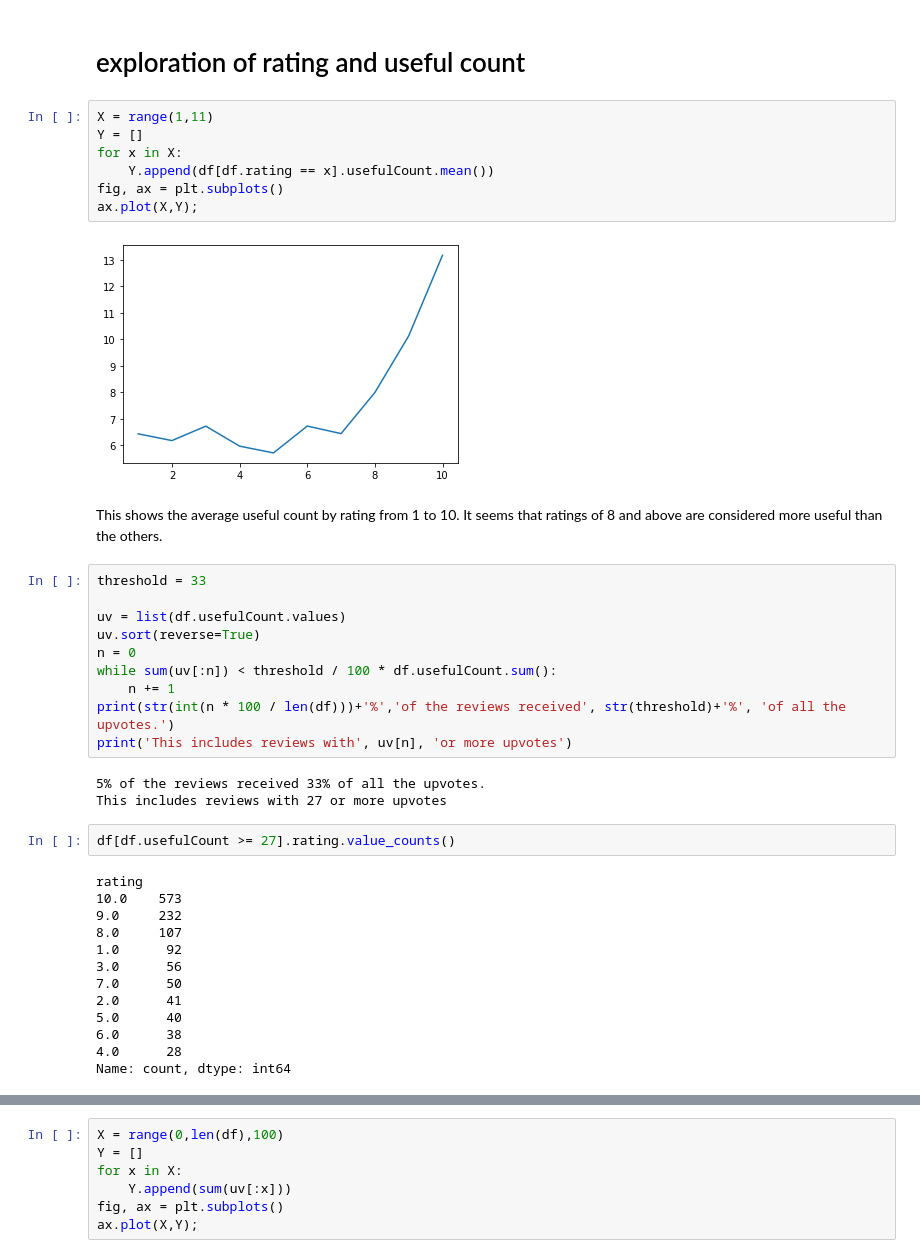
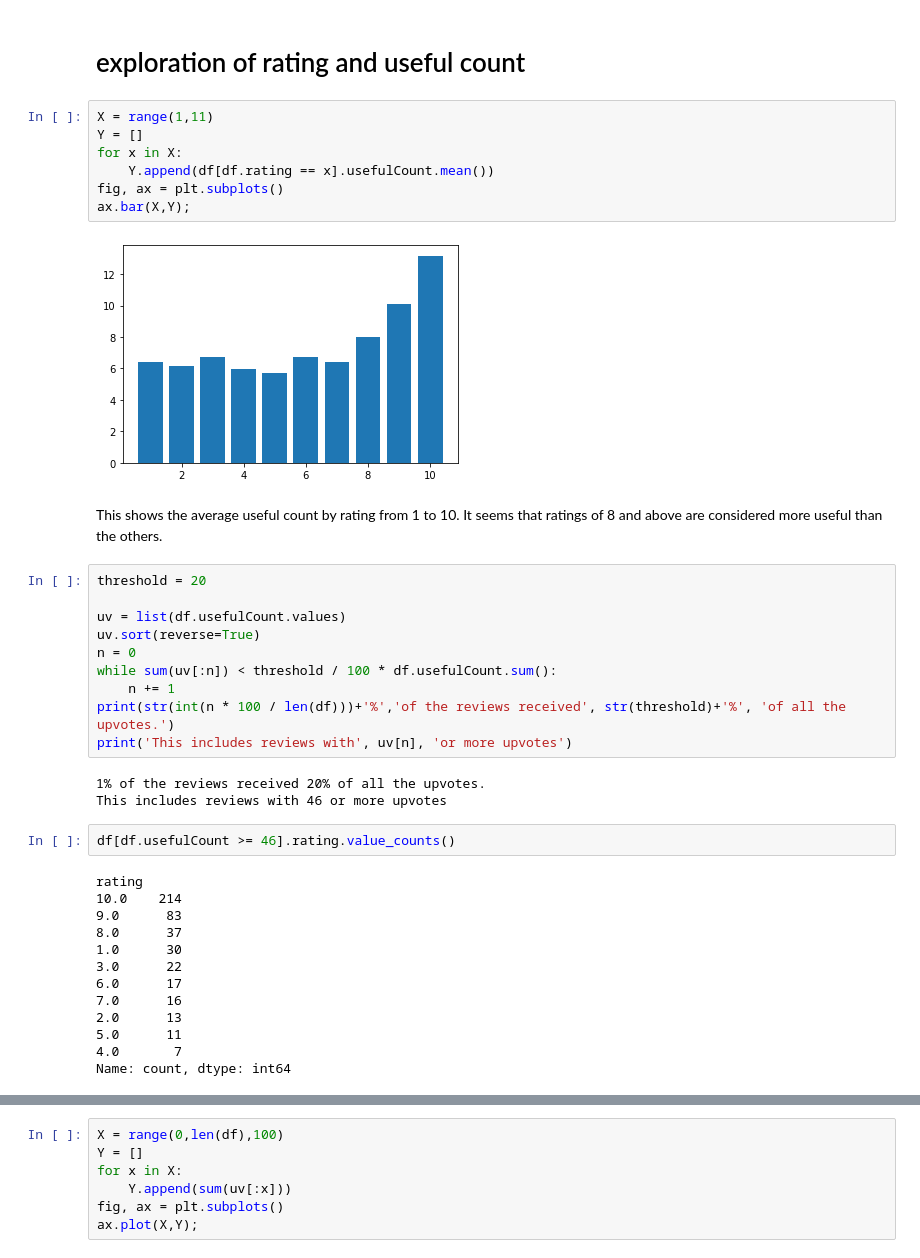
Before and after one commit to aarongalbraith/flatiron-phase5-project, a Jupyter notebook: notebooks/project_notebook.ipynb, the cells around one changed output, grey strips where cells are left out. Drawn from its saved outputs; the diff is of its cells as text.

```diff
--- a/notebooks/project_notebook.ipynb
+++ b/notebooks/project_notebook.ipynb
@@ -835,16 +1329,16 @@ df.drop(columns='Unnamed: 0', inplace=True)
 # %%
 X = range(1,11)
 Y = []
 for x in X:
     Y.append(df[df.rating == x].usefulCount.mean())
 fig, ax = plt.subplots()
-ax.plot(X,Y);
+ax.bar(X,Y);
 # %% [output]
-[figure, old version]
+[figure, new version]
 # %% [markdown]
 This shows the average useful count by rating from 1 to 10. It seems that ratings of 8 and above are considered more useful than the others.
 # %%
-threshold = 33
+threshold = 20
 
 uv = list(df.usefulCount.values)
 uv.sort(reverse=True)
@@ -854,21 +1348,21 @@ while sum(uv[:n]) < threshold / 100 * df.usefulCount.sum():
 print(str(int(n * 100 / len(df)))+'%','of the reviews received', str(threshold)+'%', 'of all the upvotes.')
 print('This includes reviews with', uv[n], 'or more upvotes')
 # %% [output]
-5% of the reviews received 33% of all the upvotes.
-This includes reviews with 27 or more upvotes
+1% of the reviews received 20% of all the upvotes.
+This includes reviews with 46 or more upvotes
 # %%
-df[df.usefulCount >= 27].rating.value_counts()
+df[df.usefulCount >= 46].rating.value_counts()
 # %% [output]
 rating
-10.0    573
-9.0     232
-8.0     107
-1.0      92
-3.0      56
-7.0      50
-2.0      41
-5.0      40
-6.0      38
-4.0      28
+10.0    214
+9.0      83
+8.0      37
+1.0      30
+3.0      22
+6.0      17
+7.0      16
+2.0      13
+5.0      11
+4.0       7
 Name: count, dtype: int64
 # %%
```
Also changed, not shown: parts of 160 cells of this notebook.
